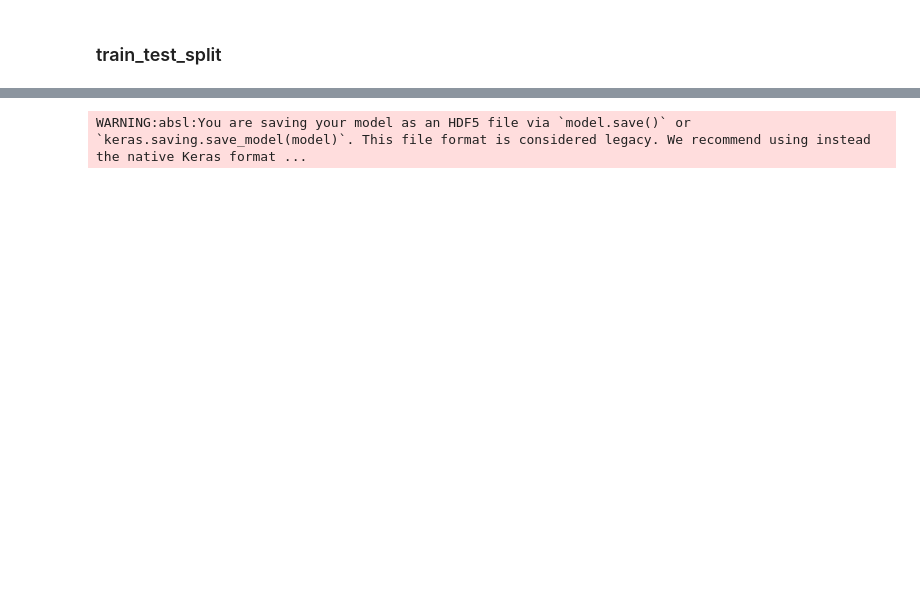
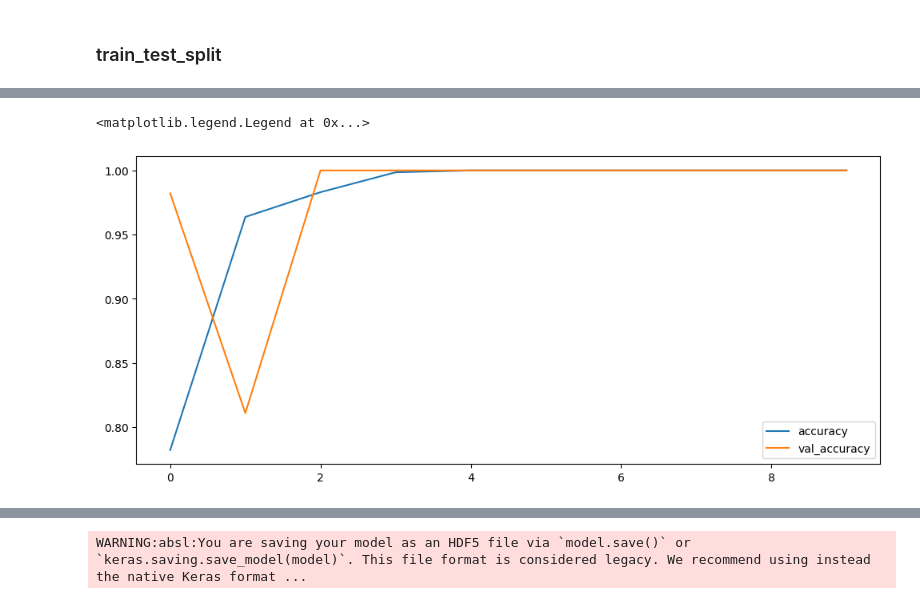
Before and after one commit to ShahabA83/Car-License-Plate, a Jupyter notebook: Model alphabet and number.ipynb, the cells around one changed output, grey strips where cells are left out. Drawn from its saved outputs; the diff is of its cells as text; code cells hidden in the pictures; blank space fills up the shorter version.

```diff
--- a/Model alphabet and number.ipynb
+++ b/Model alphabet and number.ipynb
@@ -98,7 +105,13 @@ model.add(keras.layers.Dense(41, activation = 'softmax'))
+# %%
+model = keras.models.Sequential()
+model.add(keras.layers.Flatten(input_shape = [28,28,3]))
+model.add(keras.layers.Dense(350, activation = 'relu'))
+model.add(keras.layers.Dense(150, activation = 'relu'))
+model.add(keras.layers.Dense(26, activation = 'softmax'))
 # %%
 model.compile(loss = 'sparse_categorical_crossentropy',
              optimizer = 'adam',
              metrics = ['accuracy'])
 # %%
-model.fit(xtrain, ytrain, epochs=50)
+history = model.fit(xtrain, ytrain, epochs=10, validation_split = 0.15)
 # %% [output]
@@ -122,0 +138,8 @@ Epoch 50/50
+# %%
+fig, ax = plt.subplots(figsize=(12,5))
+ax.plot(history.history['accuracy'], label='accuracy')
+ax.plot(history.history['val_accuracy'], label='val_accuracy')
+ax.legend()
+# %% [output]
+<matplotlib.legend.Legend at 0x...>
+[figure, added]
```
Also changed, not shown: parts of 20 cells of this notebook.
